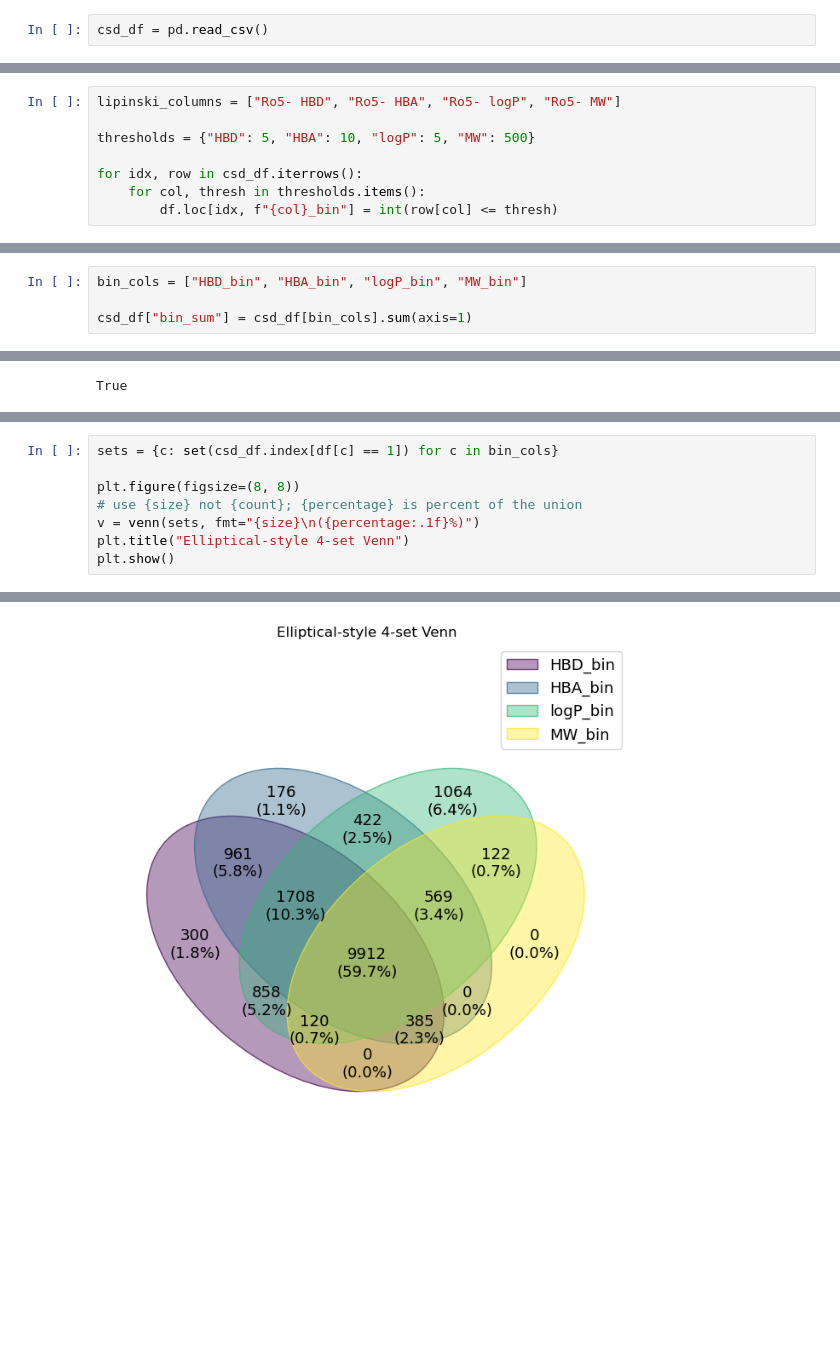
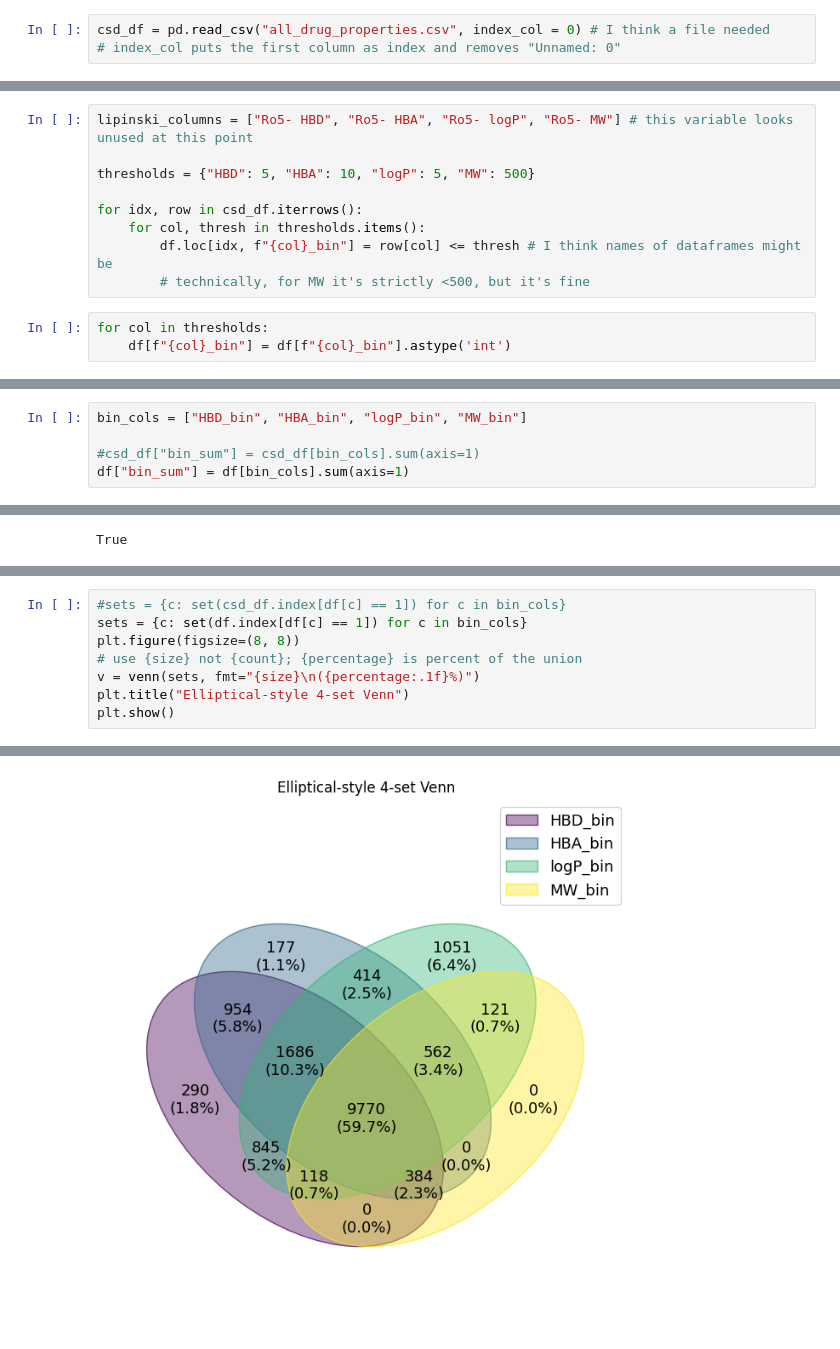
Before and after one commit to dtaverner/Sandpit_CCDC2, a Jupyter notebook: lipinski_annotations.ipynb, the cells around one changed output, grey strips where cells are left out. Drawn from its saved outputs; the diff is of its cells as text; blank space fills up the shorter version.

Commit message:
review lipinski

```diff
--- a/lipinski_annotations.ipynb
+++ b/lipinski_annotations.ipynb
@@ -101,2 +117,3 @@ df.head()
 # %%
-csd_df = pd.read_csv()
+csd_df = pd.read_csv("all_drug_properties.csv", index_col = 0) # I think a file needed
+# index_col puts the first column as index and removes "Unnamed: 0"
@@ -110,9 +120,13 @@ csd_df = pd.read_csv()
 # %%
-lipinski_columns = ["Ro5- HBD", "Ro5- HBA", "Ro5- logP", "Ro5- MW"]
+lipinski_columns = ["Ro5- HBD", "Ro5- HBA", "Ro5- logP", "Ro5- MW"] # this variable looks unused at this point
 
 thresholds = {"HBD": 5, "HBA": 10, "logP": 5, "MW": 500}
 
 for idx, row in csd_df.iterrows():
     for col, thresh in thresholds.items():
-        df.loc[idx, f"{col}_bin"] = int(row[col] <= thresh)
+        df.loc[idx, f"{col}_bin"] = row[col] <= thresh # I think names of dataframes might be
+        # technically, for MW it's strictly <500, but it's fine
+# %%
+for col in thresholds:
+    df[f"{col}_bin"] = df[f"{col}_bin"].astype('int')
 # %%
@@ -127,5 +141,6 @@ csd_df.head()
 # %%
 bin_cols = ["HBD_bin", "HBA_bin", "logP_bin", "MW_bin"]
 
-csd_df["bin_sum"] = csd_df[bin_cols].sum(axis=1)
+#csd_df["bin_sum"] = csd_df[bin_cols].sum(axis=1)
+df["bin_sum"] = df[bin_cols].sum(axis=1)
 # %%
@@ -178,14 +202,14 @@ col_summary
 # %%
-sets = {c: set(csd_df.index[df[c] == 1]) for c in bin_cols}
-
+#sets = {c: set(csd_df.index[df[c] == 1]) for c in bin_cols}
+sets = {c: set(df.index[df[c] == 1]) for c in bin_cols}
 plt.figure(figsize=(8, 8))
 # use {size} not {count}; {percentage} is percent of the union
 v = venn(sets, fmt="{size}\n({percentage:.1f}%)")
 plt.title("Elliptical-style 4-set Venn")
 plt.show()
 # %% [output]
 <Figure size 800x800 with 0 Axes>
-[figure, old version]
+[figure, new version]
 # %%
 bin_cols = ["HBD_bin", "HBA_bin", "logP_bin", "MW_bin"]
 
```
Also changed, not shown: parts of 14 cells of this notebook.
